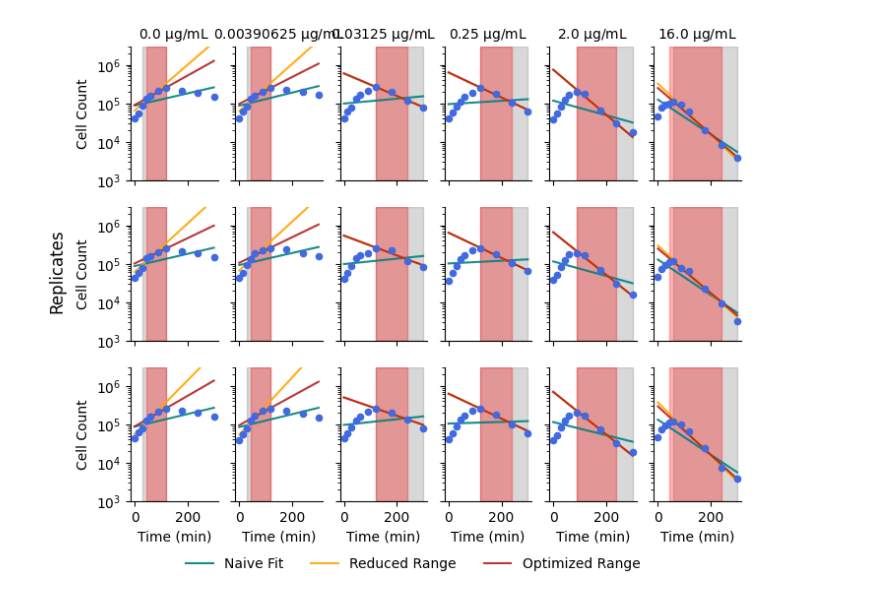
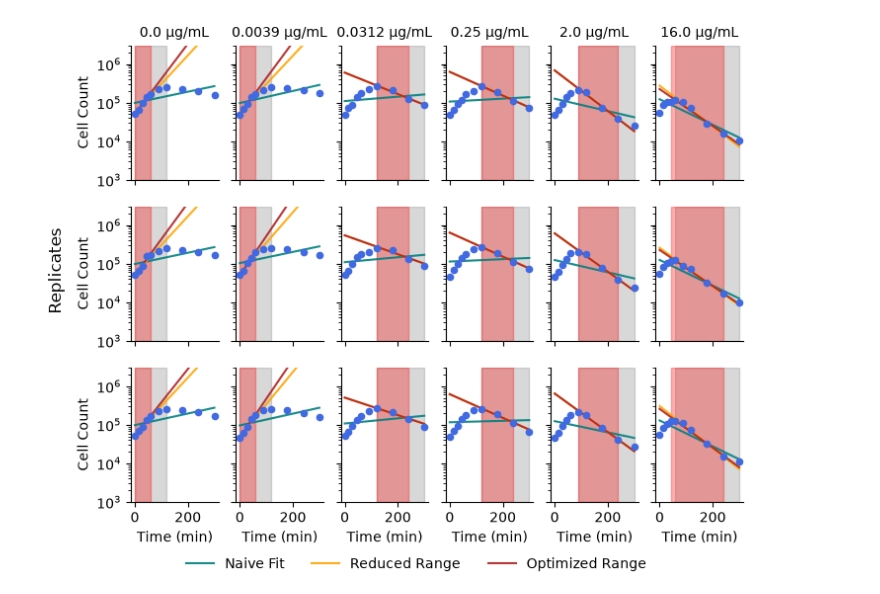
Before and after one commit to eshanking/time-kill-protocol, a Jupyter notebook: data/experiment_code/gr_est_statistical_comparison_Ecoli_CEF_07152026.ipynb, the cells around one changed output. Saved outputs shown, nothing was run; the diff lists cells and outputs as text; code cells hidden in the pictures.

```diff
--- a/data/experiment_code/gr_est_statistical_comparison_Ecoli_CEF_07152026.ipynb
+++ b/data/experiment_code/gr_est_statistical_comparison_Ecoli_CEF_07152026.ipynb
@@ -135,7 +138,7 @@ for exp_key in exp_layout.keys():
     mean_dict[exp_key] = np.mean(data_t,axis=0)
     err_dict[exp_key] = np.std(data_t,axis=0)
 
-    cell_count_data = rfu30_to_cell_count(data_t,background_subtracted=False)
+    cell_count_data = rfu30_to_cell_count(data_t,background_subtracted=True)
     cell_count_mean[exp_key] = np.mean(cell_count_data,axis=0)
     cell_count_err[exp_key] = np.std(cell_count_data,axis=0)
     cell_count_log_err[exp_key] = np.std(np.log10(cell_count_data),axis=0)
@@ -172,7 +175,7 @@ lin_range_dict = {}
 naive_range_dict = {}
 naive_reg_dict = {}
 
-exclude = 2
+exclude = 0
 
 row_indx = 0
 
@@ -339,35 +342,36 @@ for key in cell_count_mean.keys():
 
     row_indx += 1
 
 for ax in ax_list.flatten():
     ax.spines['right'].set_visible(False)
     ax.spines['top'].set_visible(False)
 
     ax.set_yticks([])
     ax.set_yscale('log')
 
     ax.set_ylim(10**3,3 * 10**6)
 
 for ax in ax_list[:,0]:
     ax.set_ylabel('Cell Count')
 
 for ax in ax_list[-1,:]:
     ax.set_xlabel('Time (min)')
 
 for key,i in enumerate(cell_count_mean.keys()):
-    ax_list[0,key].set_title(str(i) + ' $\mathrm{\mu g/mL}$',fontsize=10)
+    i = np.round(i,4)
+    ax_list[0,key].set_title(str(i) + r' $\mathrm{\mu g/mL}$',fontsize=10)
 
 
 # get the unique legend elements
 handles, labels = ax_list[0,0].get_legend_handles_labels()
 by_label = dict(zip(labels, handles))
 fig.legend(by_label.values(), by_label.keys(), loc=[0.2,0],ncol=3,frameon=False)
 
 fig.text(0.02,0.5, 'Replicates', va='center', rotation='vertical',fontsize=12)
 
 fig.savefig('../../figures/raw_data_with_fit_Ecoli_CEF_07152026.pdf',bbox_inches='tight')
 # %% [output]
-[figure, old version]
+[figure, new version]
 # %%
 # determine dose-dependent lag
 import seaborn as sns
```
Also changed, not shown: parts of 9 cells of this notebook, 38 other files.
